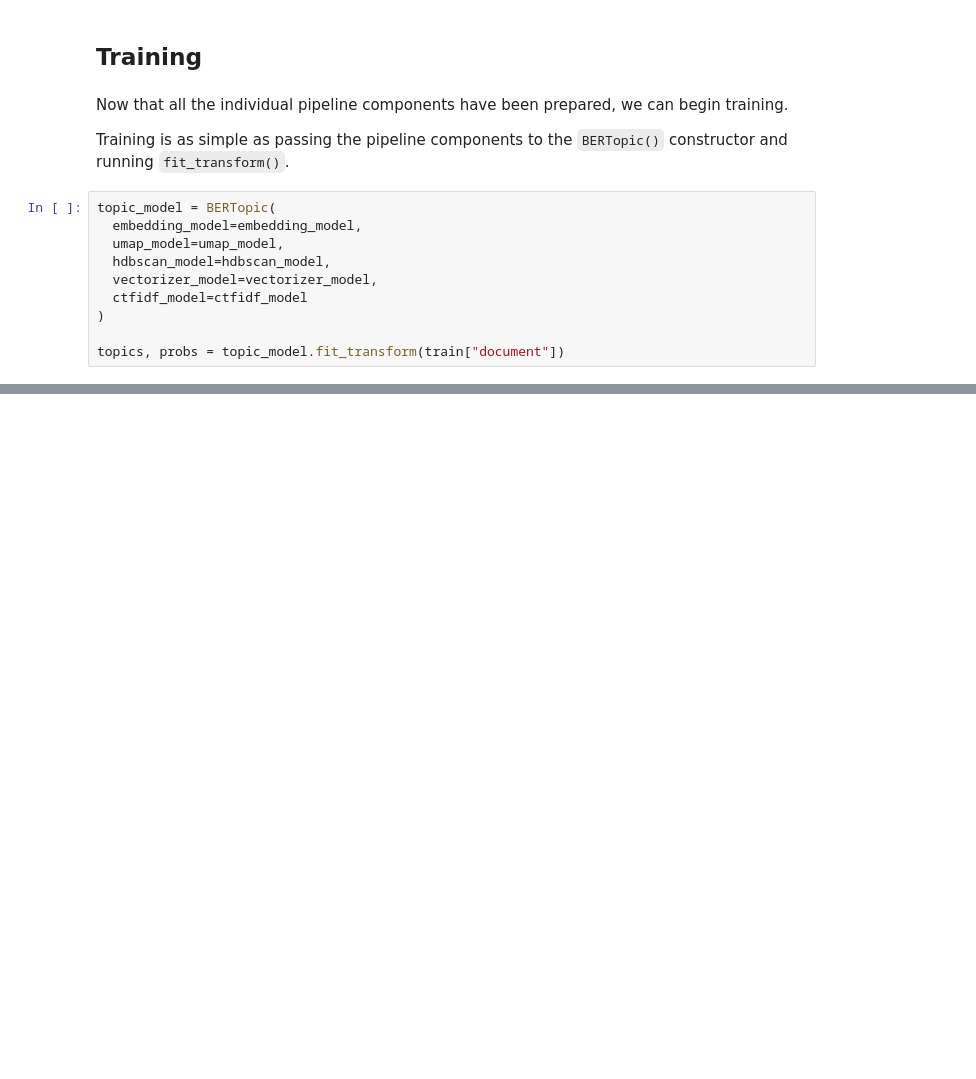
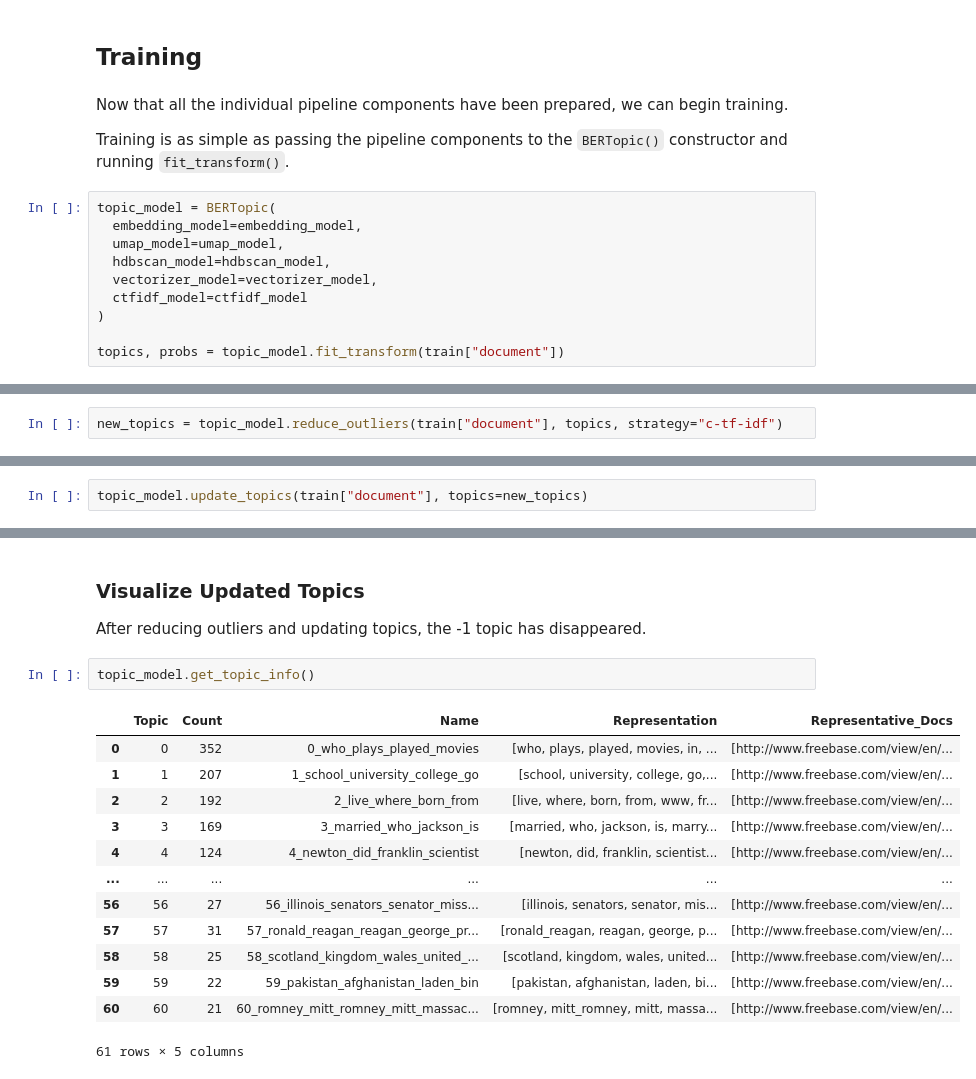
Before and after one commit to calvinli2024/mitbforalldemo, a Jupyter notebook: topic_modelling/topic_modelling.ipynb, the cells around one changed output, grey strips where cells are left out. Saved outputs shown, nothing was run; the diff lists cells and outputs as text; blank space fills up the shorter version.

```diff
--- a/topic_modelling/topic_modelling.ipynb
+++ b/topic_modelling/topic_modelling.ipynb
@@ -144,0 +208,2 @@ topics, probs = topic_model.fit_transform(train["document"])
+# %%
+new_topics = topic_model.reduce_outliers(train["document"], topics, strategy="c-tf-idf")
@@ -144,0 +216,2 @@ topics, probs = topic_model.fit_transform(train["document"])
+# %%
+topic_model.update_topics(train["document"], topics=new_topics)
@@ -144,0 +220,20 @@ topics, probs = topic_model.fit_transform(train["document"])
+# %% [markdown]
+### Visualize Updated Topics
+
+After reducing outliers and updating topics, the -1 topic has disappeared.
+# %%
+topic_model.get_topic_info()
+# %% [output]
+|  | Topic | Count | Name | Representation | Representative_Docs |
+| 0 | 0 | 352 | 0_who_plays_played_movies | [who, plays, played, movies, in, ... | [http://www.freebase.com/view/en/... |
+| 1 | 1 | 207 | 1_school_university_college_go | [school, university, college, go,... | [http://www.freebase.com/view/en/... |
+| 2 | 2 | 192 | 2_live_where_born_from | [live, where, born, from, www, fr... | [http://www.freebase.com/view/en/... |
+| 3 | 3 | 169 | 3_married_who_jackson_is | [married, who, jackson, is, marry... | [http://www.freebase.com/view/en/... |
+| 4 | 4 | 124 | 4_newton_did_franklin_scientist | [newton, did, franklin, scientist... | [http://www.freebase.com/view/en/... |
+| ... | ... | ... | ... | ... | ... |
+| 56 | 56 | 27 | 56_illinois_senators_senator_miss... | [illinois, senators, senator, mis... | [http://www.freebase.com/view/en/... |
+| 57 | 57 | 31 | 57_ronald_reagan_reagan_george_pr... | [ronald_reagan, reagan, george, p... | [http://www.freebase.com/view/en/... |
+| 58 | 58 | 25 | 58_scotland_kingdom_wales_united_... | [scotland, kingdom, wales, united... | [http://www.freebase.com/view/en/... |
+| 59 | 59 | 22 | 59_pakistan_afghanistan_laden_bin | [pakistan, afghanistan, laden, bi... | [http://www.freebase.com/view/en/... |
+| 60 | 60 | 21 | 60_romney_mitt_romney_mitt_massac... | [romney, mitt_romney, mitt, massa... | [http://www.freebase.com/view/en/... |
+61 rows × 5 columns
```
Also changed, not shown: parts of 15 cells of this notebook.
